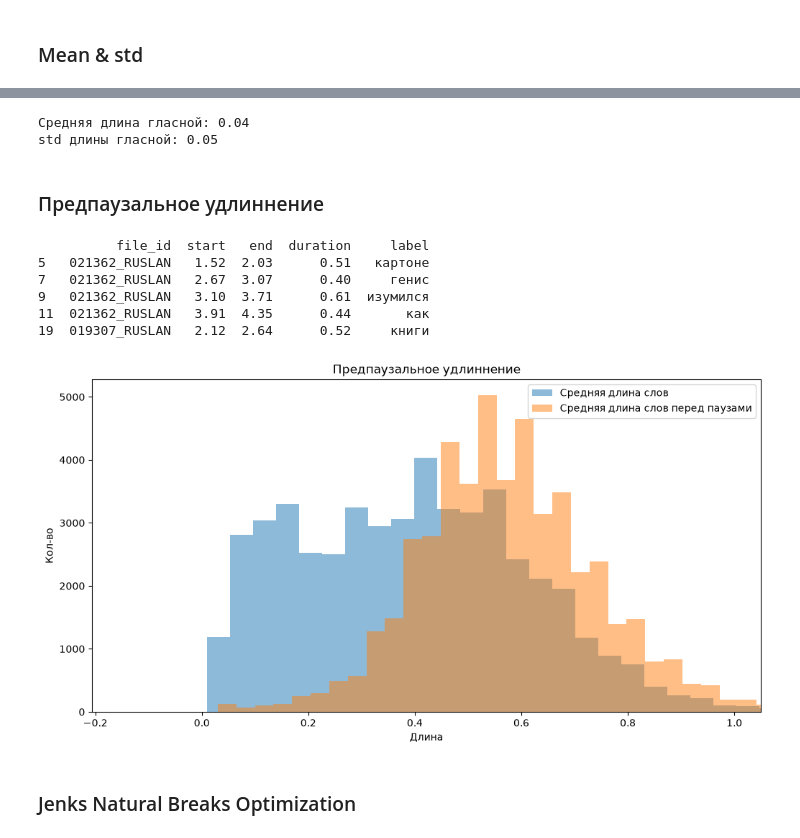
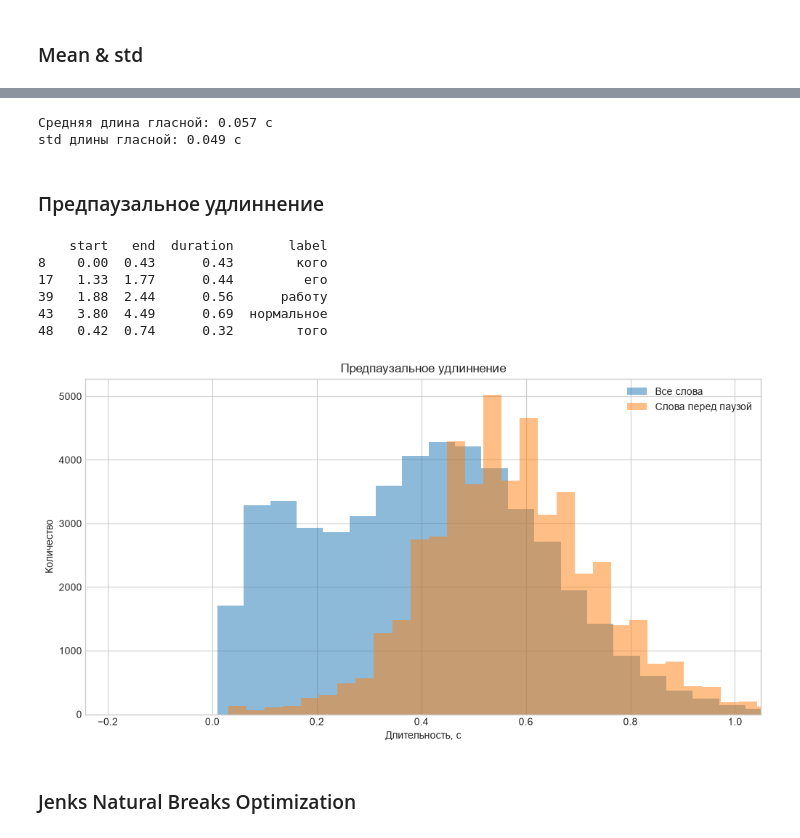
Before and after one commit to ivanVgusev/tts_labs_itmo, a Jupyter notebook: labs/lab2_pauses/lab2.ipynb, the cells around one changed output, grey strips where cells are left out. Cells and saved outputs as stored; diff of their text form; code cells hidden in the pictures.

```diff
--- a/labs/lab2_pauses/lab2.ipynb
+++ b/labs/lab2_pauses/lab2.ipynb
@@ -28,5 +30,6 @@ from transformers import AutoModel, AutoTokenizer
 # %%
-device = "cuda" if torch.cuda.is_available() else "cpu"
+warnings.filterwarnings("ignore", category=FutureWarning)
+plt.style.use("seaborn-v0_8-whitegrid")
 # %%
 SR = 16000
 RANDOM_SEED = 42
@@ -134,7 +125,13 @@ print(pauses_df.head())
 # %% [markdown]
 ### Mean & std
 # %%
-print(f"Средняя длина паузы: {pauses_df['duration'].mean():.2f}")
-print(f"Средняя длина слова: {words_df['duration'].mean():.2f}")
-print(f"Средняя длина фонемы: {phones_df['duration'].mean():.2f}")
+speech_words_df = words_df[words_df["label"] != ""].copy()
+speech_phones_df = phones_df[phones_df["label"] != ""].copy()
+letter_count = speech_words_df["label"].str.count(r"[а-яёa-z]")
+mean_letter_duration = speech_words_df["duration"].sum() / letter_count.sum()
+
+print(f"Средняя длина паузы: {pauses_df['duration'].mean():.3f} с")
+print(f"Средняя длина слова: {speech_words_df['duration'].mean():.3f} с")
+print(f"Средняя длина буквы: {mean_letter_duration:.3f} с")
+print(f"Средняя длина фонемы: {speech_phones_df['duration'].mean():.3f} с")
 # %% [output]
@@ -195,48 +196,48 @@ print(phones_vowels_df.head())
 # %%
-print(f"Средняя длина гласной: {phones_vowels_df['duration'].mean():.2f}")
-print(f"std длины гласной: {phones_vowels_df['duration'].std():.2f}")
+print(f"Средняя длина гласной: {phones_vowels_df['duration'].mean():.3f} с")
+print(f"std длины гласной: {phones_vowels_df['duration'].std():.3f} с")
 # %% [output]
-Средняя длина гласной: 0.04
-std длины гласной: 0.05
+Средняя длина гласной: 0.057 с
+std длины гласной: 0.049 с
 # %% [markdown]
 ### Предпаузальное удлиннение
 # %%
+previous_words = words_df.groupby("file_id", sort=False).shift(1)
 word_pauses_idxs = words_df[words_df["label"] == ""].index
-phone_pauses_idxs = phones_df[phones_df["label"] == ""].index
 # %%
-words_before_pauses = words_df.iloc[word_pauses_idxs - 1]
+words_before_pauses = previous_words.loc[word_pauses_idxs]
 print(words_before_pauses.head())
 # %% [output]
-          file_id  start   end  duration     label
-5   021362_RUSLAN   1.52  2.03      0.51   картоне
-7   021362_RUSLAN   2.67  3.07      0.40     генис
-9   021362_RUSLAN   3.10  3.71      0.61  изумился
-11  021362_RUSLAN   3.91  4.35      0.44       как
-19  019307_RUSLAN   2.12  2.64      0.52     книги
+    start   end  duration       label
+8    0.00  0.43      0.43        кого
+17   1.33  1.77      0.44         его
+39   1.88  2.44      0.56      работу
+43   3.80  4.49      0.69  нормальное
+48   0.42  0.74      0.32        того
 # %%
 plt.figure(figsize=(12, 6))
-plt.xlabel("Длина")
-plt.ylabel("Кол-во")
+plt.xlabel("Длительность, с")
+plt.ylabel("Количество")
 plt.hist(
-    words_df[words_df["label"] != ""]['duration'].sample(
+    speech_words_df['duration'].sample(
         len(words_before_pauses), random_state=RANDOM_SEED
     ),
     bins=100,
-    label="Средняя длина слов",
+    label="Все слова",
     alpha=0.5
 )
 plt.hist(
     words_before_pauses['duration'],
     bins=100,
-    label="Средняя длина слов перед паузами",
+    label="Слова перед паузой",
     alpha=0.5
 )
 plt.legend()
 plt.xlim(right=np.quantile(words_before_pauses['duration'], 0.99))
 plt.title("Предпаузальное удлиннение")
 plt.show()
 # %% [output]
-[figure, old version]
+[figure, new version]
 # %% [markdown]
 ### Jenks Natural Breaks Optimization
 # %%
```
Also changed, not shown: parts of 49 cells of this notebook, 2 other files.
